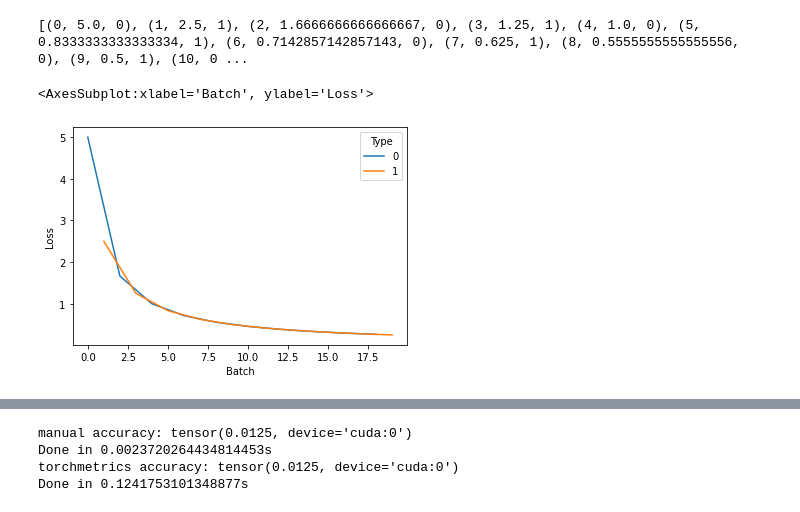
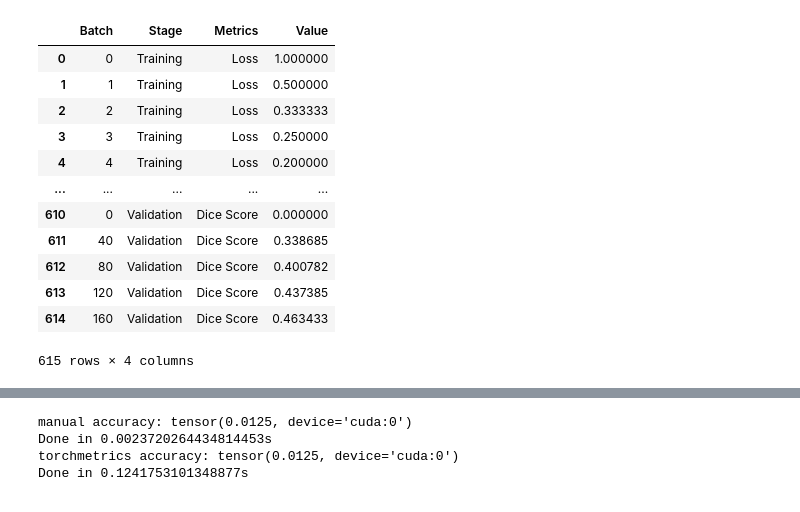
Before and after one commit to dkermany/mdspacer, a Jupyter notebook: ipynb/training_val_graphs.ipynb, the cells around one changed output, grey strips where cells are left out. Saved outputs shown, nothing was run; the diff lists cells and outputs as text; code cells hidden in the pictures.

```diff
--- a/ipynb/training_val_graphs.ipynb
+++ b/ipynb/training_val_graphs.ipynb
@@ -11,9 +6,0 @@ df = pd.DataFrame(list(zip(x, y, z)), columns=["Batch", "Loss", "Type"])
-# %%
-print(list(zip(x, y, z)))
-# %% [output]
-[(0, 5.0, 0), (1, 2.5, 1), (2, 1.6666666666666667, 0), (3, 1.25, 1), (4, 1.0, 0), (5, 0.8333333333333334, 1), (6, 0.7142857142857143, 0), (7, 0.625, 1), (8, 0.5555555555555556, 0), (9, 0.5, 1), (10, 0 ...
-# %%
-sns.lineplot(x="Batch", y="Loss", hue="Type", data=df)
-# %% [output]
-<AxesSubplot:xlabel='Batch', ylabel='Loss'>
-[figure, removed]
@@ -19,0 +57,17 @@ sns.lineplot(x="Batch", y="Loss", hue="Type", data=df)
+# %%
+# pd.melt(df, ["Batch"], var_name="Metrics")
+df
+# %% [output]
+|  | Batch | Stage | Metrics | Value |
+| 0 | 0 | Training | Loss | 1.000000 |
+| 1 | 1 | Training | Loss | 0.500000 |
+| 2 | 2 | Training | Loss | 0.333333 |
+| 3 | 3 | Training | Loss | 0.250000 |
+| 4 | 4 | Training | Loss | 0.200000 |
+| ... | ... | ... | ... | ... |
+| 610 | 0 | Validation | Dice Score | 0.000000 |
+| 611 | 40 | Validation | Dice Score | 0.338685 |
+| 612 | 80 | Validation | Dice Score | 0.400782 |
+| 613 | 120 | Validation | Dice Score | 0.437385 |
+| 614 | 160 | Validation | Dice Score | 0.463433 |
+615 rows × 4 columns
```
Also changed, not shown: parts of 10 cells of this notebook, 5 other files.
